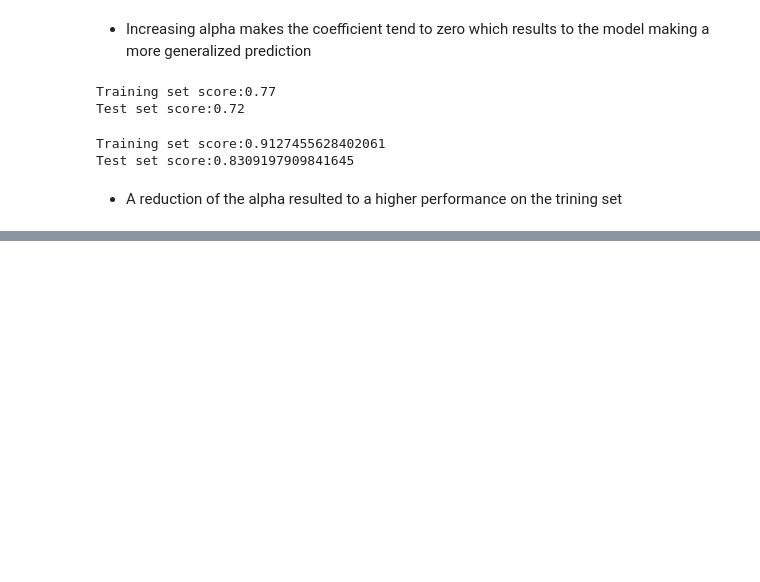
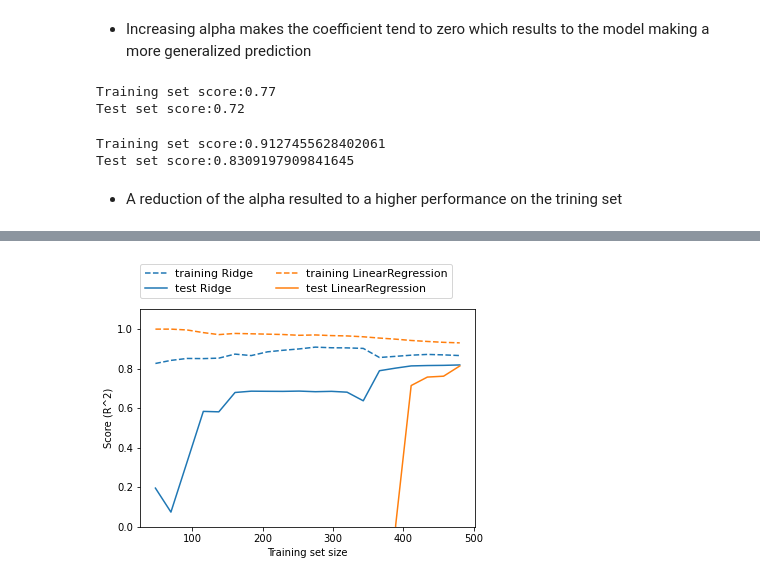
Before and after one commit to street-jesus/Linear-Models-with-Python, a Jupyter notebook: Linear Models.ipynb, the cells around one changed output, grey strips where cells are left out. Drawn from its saved outputs; the diff is of its cells as text; code cells hidden in the pictures; blank space fills up the shorter version.

```diff
--- a/Linear Models.ipynb
+++ b/Linear Models.ipynb
@@ -106,0 +107,5 @@ plt.legend()
+# %%
+#Learning curves for ridge regression and linear regression on the Boston Housing dataset
+mglearn.plots.plot_ridge_n_samples()
+# %% [output]
+[figure, added]
```
Also changed, not shown: parts of 2 cells of this notebook.
